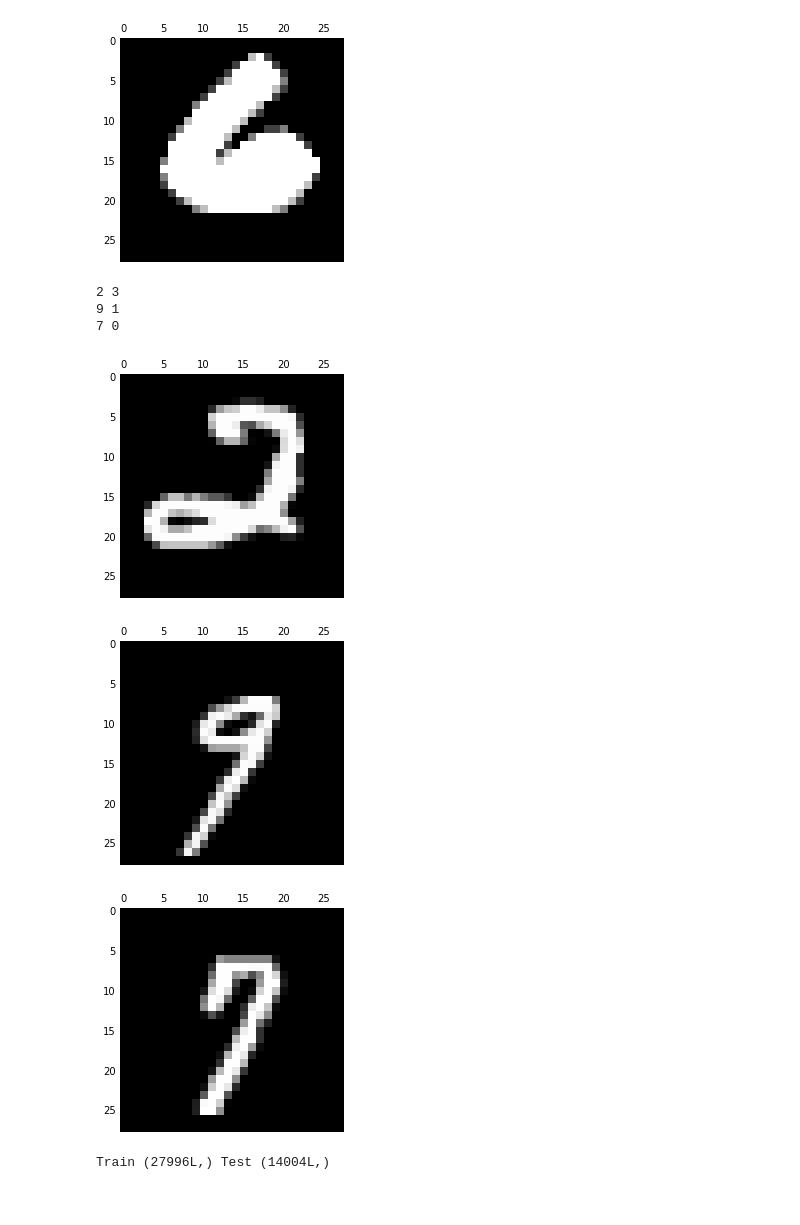
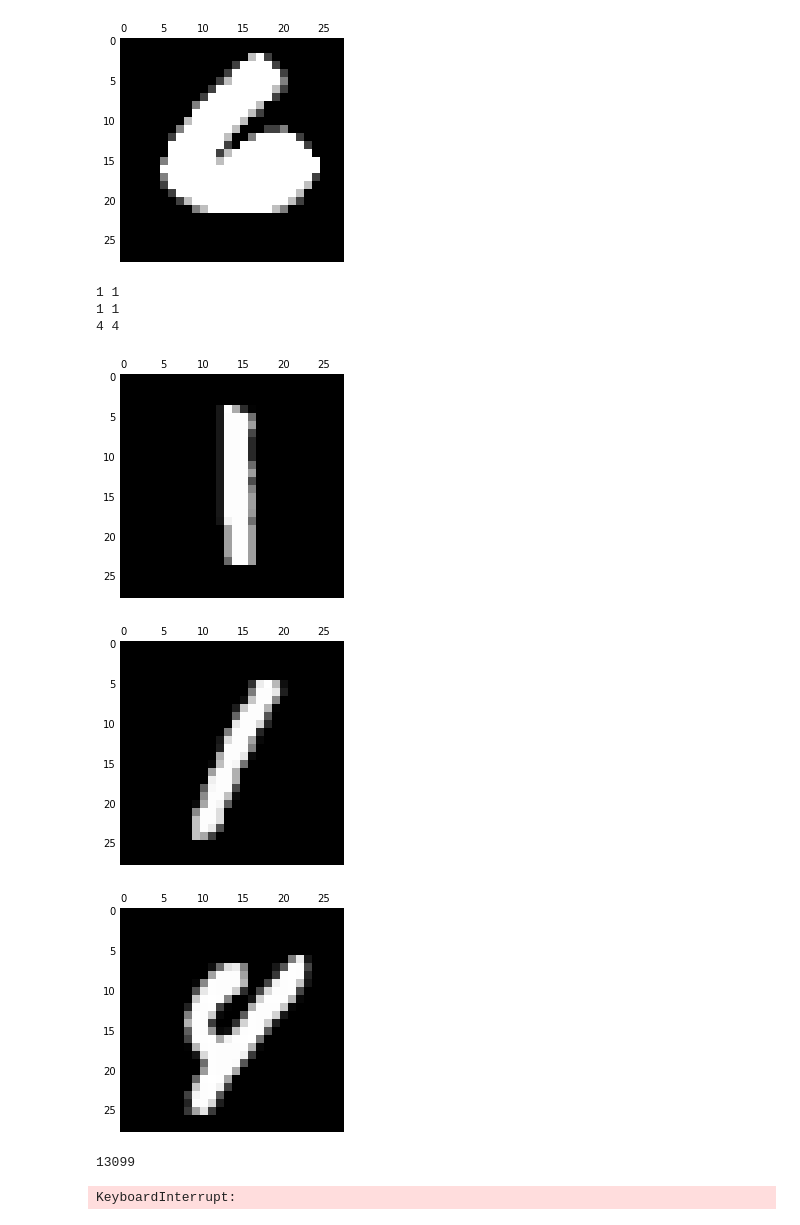
Before and after one commit to sindhu732/AML, a Jupyter notebook: Assignment 1/Digit Recognition/zaindabad.ipynb, the cells around one changed output. Saved outputs shown, nothing was run; the diff lists cells and outputs as text; code cells hidden in the pictures.

```diff
--- a/Assignment 1/Digit Recognition/zaindabad.ipynb
+++ b/Assignment 1/Digit Recognition/zaindabad.ipynb
@@ -143,7 +143,7 @@ plt.show()
 # to get majority vote from k nearest neighbours
 # output = majority_vote
 
-def kNN(X, x0, k):
+def kNN(X, y, x0, k):
 
     k_neighbour_votes = []
 
@@ -152,9 +152,9 @@ def kNN(X, x0, k):
     # sort to get kNN
     distances_to_kNN = numpy.sort(distance_to_x0)[0][:k]
 
-    # get indices of kNN from Y_train
+    # get indices of kNN from y
     for i in range(0,k):
-        k_neighbour_votes.append(Y_train[nonzero(distances_to_kNN[i] == distance_to_x0)[1][0]])
+        k_neighbour_votes.append(y[nonzero(distances_to_kNN[i] == distance_to_x0)[1][0]])
 
     counts = np.bincount(k_neighbour_votes)
     prediction_for_x0 = np.argmax(counts)
@@ -174,20 +174,18 @@ skf = cross_validation.StratifiedKFold(Y_train, n_folds=3, shuffle=True, random_
 # %%
 for train_index, test_index in skf:
     X_train_cv, X_test_cv = X_train[train_index], X_train[test_index]
     y_train_cv, y_test_cv = Y_train[train_index], Y_train[test_index]
 
-    print y_train_cv[732], kNN(X_train_cv, X_train_cv[732], 50)
-    matshow(X_train_cv[732].reshape(28,28), cmap='gray')
+    print y_test_cv[732], kNN(X_train_cv, y_train_cv, X_test_cv[732], 50)
+    matshow(X_test_cv[732].reshape(28,28), cmap='gray')
 # %% [output]
-2 3
-9 1
-7 0
+1 1
+1 1
+4 4
-[figure, old version]
+[figure, new version]
-[figure, old version]
+[figure, new version]
-[figure, old version]
+[figure, new version]
 # %%
-
-
 score = 0
 
 for train_index, test_index in skf:
@@ -195,8 +193,9 @@ for train_index, test_index in skf:
     y_train_cv, y_test_cv = Y_train[train_index], Y_train[test_index]
 
     for i in range(0, len(X_test_cv)):
-        if y_test_cv[i] == kNN(X_train_cv, X_test_cv[i], 50):
+        if y_test_cv[i] == kNN(X_train_cv, y_train_cv, X_test_cv[i], 50):
             score = score+1
     print score
 # %% [output]
-Train (27996L,) Test (14004L,)
+13099
+KeyboardInterrupt:
```
Also changed, not shown: parts of 1 cell of this notebook, 1 other file.
